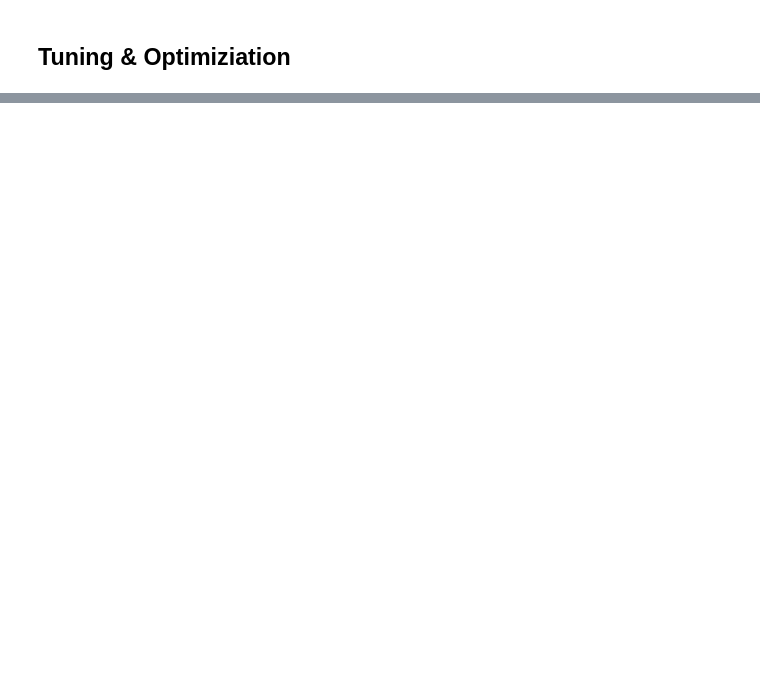
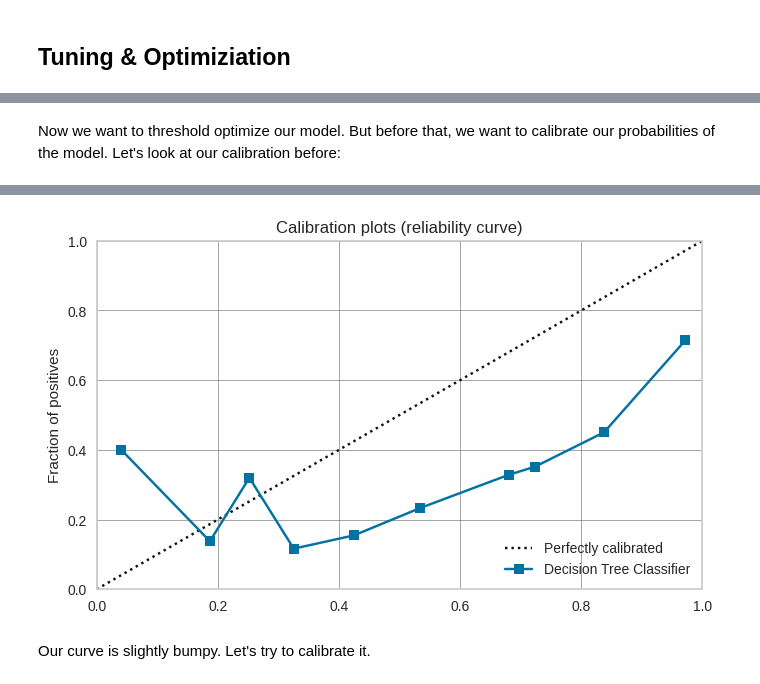
Before and after one commit to Jschechter18/DATS6103_Final_Project, a Jupyter notebook: notebooks/models.ipynb, the cells around one changed output, grey strips where cells are left out. Saved outputs shown, nothing was run; the diff lists cells and outputs as text; code cells hidden in the pictures; blank space fills up the shorter version.

```diff
--- a/notebooks/models.ipynb
+++ b/notebooks/models.ipynb
@@ -1330,0 +1471,16 @@ Results of Fitting into Pycaret: Backward Selection
+# %%
+# tuned decision tree just incase if session dies
+tuned_decision_tree = create_model('dt',
+                                   ccp_alpha=0.0,
+                                   class_weight=None,
+                                   criterion='gini',
+                                   max_depth=15,
+                                   max_features=1.0,
+                                   max_leaf_nodes=None,
+                                   min_impurity_decrease=0.0001,
+                                   min_samples_leaf=6,
+                                   min_samples_split=2,
+                                   min_weight_fraction_leaf=0.0,
+                                   monotonic_cst=None,
+                                   random_state=42,
+                                   splitter='best')
@@ -1330,0 +1520,5 @@ Results of Fitting into Pycaret: Backward Selection
+# %% [markdown]
+Now we want to threshold optimize our model. But before that, we want to calibrate our probabilities of the model. Let's look at our calibration before:
+# %%
+plot_model(tuned_decision_tree, plot = "calibration")
+# %% [output]
@@ -1330,0 +1526,3 @@ Results of Fitting into Pycaret: Backward Selection
+[figure, added]
+# %% [markdown]
+Our curve is slightly bumpy. Let's try to calibrate it.
```
Also changed, not shown: parts of 78 cells of this notebook, 1 other file.
